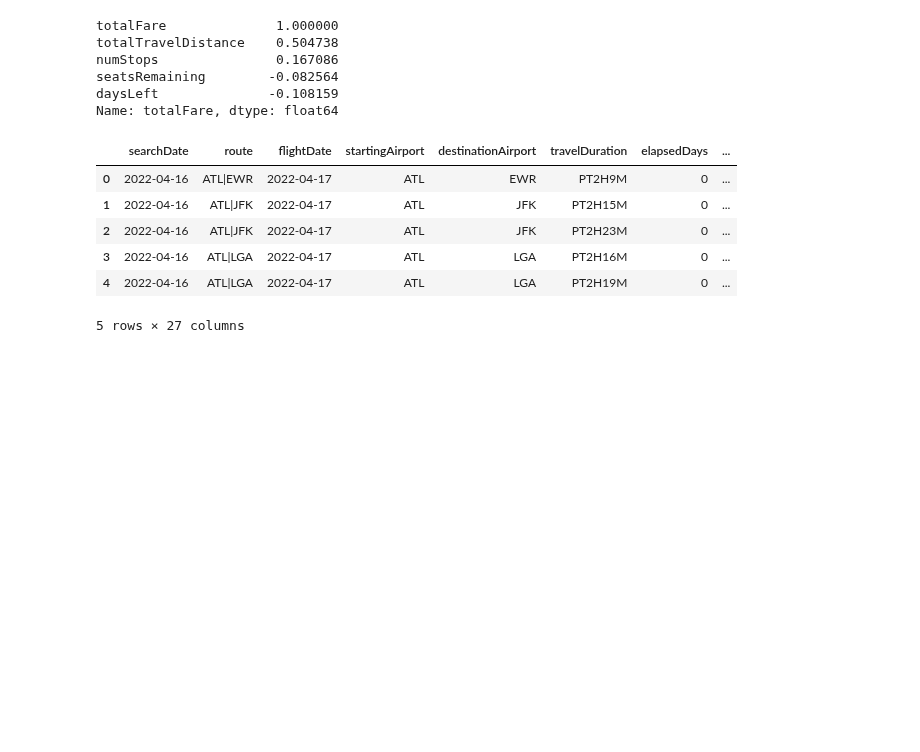
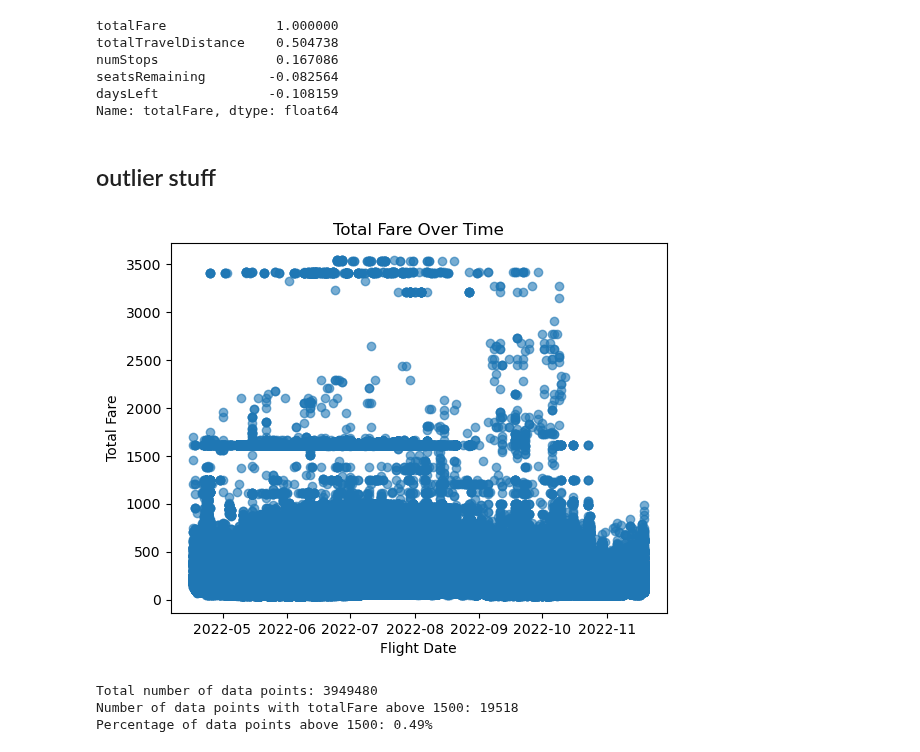
Before and after one commit to chriskuz/intro_to_python_project, a Jupyter notebook: src/model-testing.ipynb, the cells around one changed output. Saved outputs shown, nothing was run; the diff lists cells and outputs as text; code cells hidden in the pictures; blank space fills up the shorter version.

```diff
--- a/src/model-testing.ipynb
+++ b/src/model-testing.ipynb
@@ -38,3 +48,11 @@ mse = mean_squared_error(y_test, y_pred)
 print("Mean Squared Error:", mse)
 # %% [output]
 Mean Squared Error: 15193.247083322045
+# %%
+data['flightDate'] = pd.to_datetime(data['flightDate'])
+
+earliest_date = data['flightDate'].min()
+latest_date = data['flightDate'].max()
+
+print(f"Earliest flight date: {earliest_date}")
+print(f"Latest flight date: {latest_date}")
@@ -101,10 +120,33 @@ pd2=pd.read_csv('../data/jetblue_NYairports_featureEngineering_df.csv')
-# %%
-pd2.head()
-# %% [output]
-|  | searchDate | route | flightDate | startingAirport | destinationAirport | travelDuration | elapsedDays | ... |
-| 0 | 2022-04-16 | ATL|EWR | 2022-04-17 | ATL | EWR | PT2H9M | 0 | ... |
-| 1 | 2022-04-16 | ATL|JFK | 2022-04-17 | ATL | JFK | PT2H15M | 0 | ... |
-| 2 | 2022-04-16 | ATL|JFK | 2022-04-17 | ATL | JFK | PT2H23M | 0 | ... |
-| 3 | 2022-04-16 | ATL|LGA | 2022-04-17 | ATL | LGA | PT2H16M | 0 | ... |
-| 4 | 2022-04-16 | ATL|LGA | 2022-04-17 | ATL | LGA | PT2H19M | 0 | ... |
-5 rows × 27 columns
+# %% [markdown]
+## outlier stuff
+# %%
+import matplotlib.pyplot as plt
+
+# Ensure the flightDate column is in datetime format
+data['flightDate'] = pd.to_datetime(data['flightDate'])
+
+# Plot all fares against flight dates
+plt.scatter(data['flightDate'], data['totalFare'], alpha=0.6)
+plt.title('Total Fare Over Time')
+plt.xlabel('Flight Date')
+plt.ylabel('Total Fare')
+plt.show()
+# %% [output]
+[figure, added]
+# %%
+# Total number of data points
+total_data_points = data.shape[0]
+
+# Number of data points where totalFare > 1500
+above_1500_count = data[data['totalFare'] > 1500].shape[0]
+
+# Percentage of data points above 1500
+percentage_above_1500 = (above_1500_count / total_data_points) * 100
+
+print(f"Total number of data points: {total_data_points}")
+print(f"Number of data points with totalFare above 1500: {above_1500_count}")
+print(f"Percentage of data points above 1500: {percentage_above_1500:.2f}%")
+# %% [output]
+Total number of data points: 3949480
+Number of data points with totalFare above 1500: 19518
+Percentage of data points above 1500: 0.49%
```
Also changed, not shown: parts of 5 cells of this notebook.
